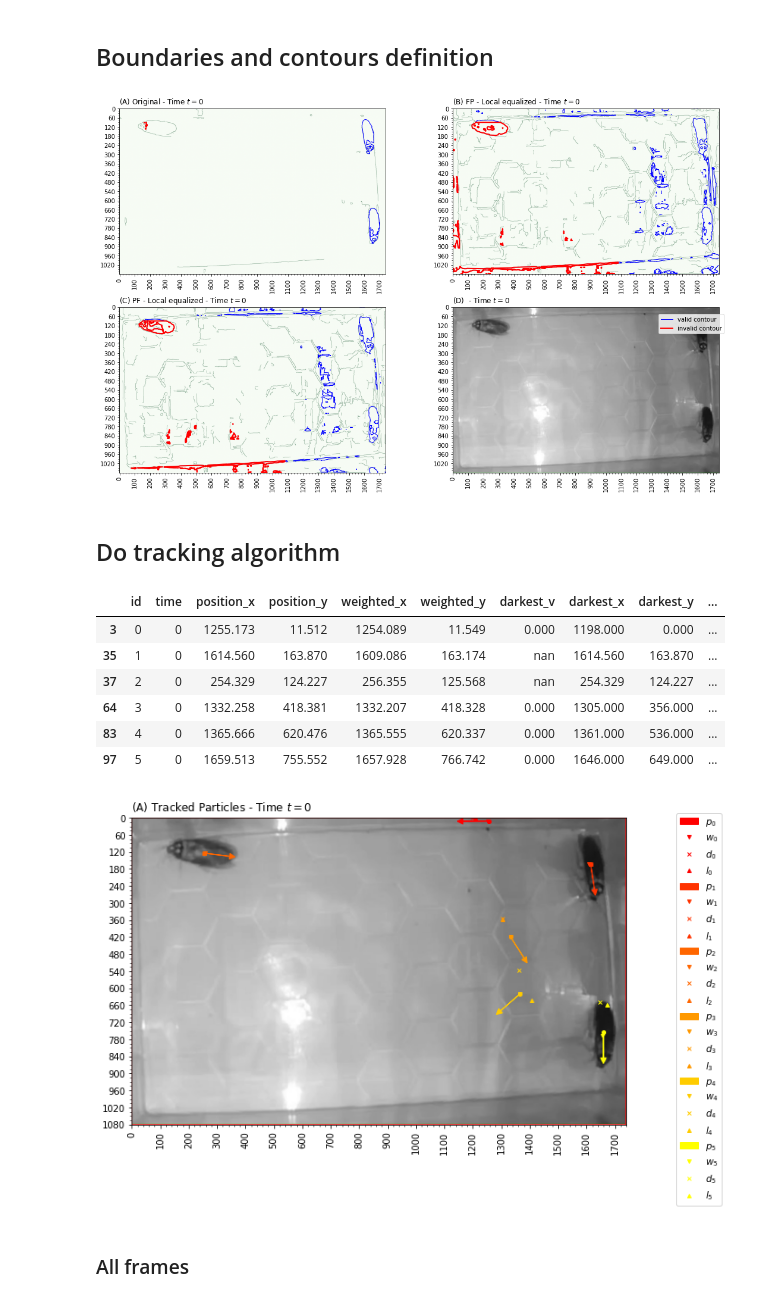
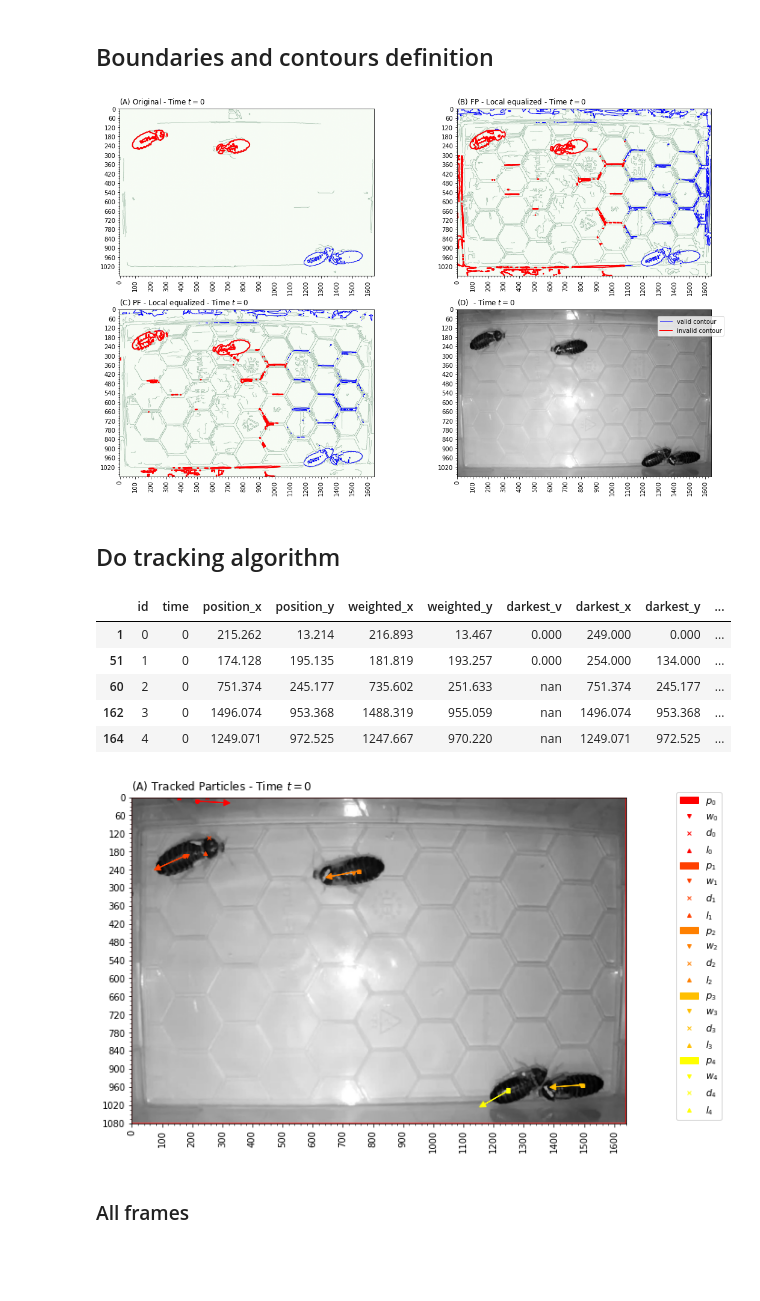
Before and after one commit to fsabrilb/High_Order_Interactions, a Jupyter notebook: tracking_videos/scripts/track_particles.ipynb, the cells around one changed output. Cells and saved outputs as stored; diff of their text form; code cells hidden in the pictures; blank space fills up the shorter version.

Commit message:
chore: Tracked video 4n_0m_4f_230330_1

```diff
--- a/tracking_videos/scripts/track_particles.ipynb
+++ b/tracking_videos/scripts/track_particles.ipynb
@@ -26,19 +26,19 @@ output_path = "../output_files"
 log_path = "../logs"
 input_generation_date = "2025-02-18"
 
-video_name = "3n_3m_0f_240220_2"
+video_name = "4n_0m_4f_230330_1"
 n_particles = int(video_name[0])
-partition = 1
+partition = 0
 step = 3
 t0 = int(partition * 3e4)
 tf = int((partition + 1) * 3e4)
-if partition == 1:
-    tf = 36000 - 3 + step  # Total number of frames in video
+if partition == 0:
+    tf = 25203 - 3 + step  # Total number of frames in video
 times = np.arange(t0, tf, step)  # num_frames
 save_figures = True
 save_tracking = False
 x_bounds = [0, 1080]
-y_bounds = [90, 1830]
+y_bounds = [140, 1780]
 x_zoom = [0, 1080]
 y_zoom = [0, 1920]
 print("N particles:", n_particles)
@@ -162,7 +162,7 @@ plt_tp.plot_boundary_edge_frame(
     y_legend=y_legend
 )
 # %% [output]
-[figure, old version]
+[figure, new version]
 # %% [markdown]
 ## Do tracking algorithm
 # %%
@@ -173,7 +173,7 @@ remove_holes = False
 remove_boundaries = True
 type = "local equalized"
 clip_limit = 0.05
-threshold = 0.19
+threshold = 0.12
 sigma = 2.0
 x_bounds = x_bounds  # Range: [0, 1080]
 y_bounds = y_bounds  # Range: [0, 1920]
@@ -200,40 +200,39 @@ df_tracked_frame = tp.process_frame(
     x_bounds=x_bounds,
     y_bounds=y_bounds,
     region_area_min=region_area_min,
     axis_major_min=axis_major_min,
     eccentricity_max=eccentricity_max,
     tracking_list=[time, reader.get_data(time)]
 )
 
 plt_tp.plot_tracking_frame(
     reader=reader,
     df_tracked_frame=df_tracked_frame,
     width=width,
     n_x_breaks=n_x_breaks,
     n_y_breaks=n_y_breaks,
     x_bounds=x_bounds,
     y_bounds=y_bounds,
     x_zoom=x_zoom,
     y_zoom=y_zoom,
     fancy_legend=fancy_legend,
     x_legend=x_legend,
     y_legend=y_legend,
     save_figure=False,
     output_path=output_path,
     output_name=video_name,
     time=time
 )
 
 df_tracked_frame.style.format(precision=3)
 # %% [output]
 |  | id | time | position_x | position_y | weighted_x | weighted_y | darkest_v | darkest_x | darkest_y | ... |
-| 3 | 0 | 0 | 1255.173 | 11.512 | 1254.089 | 11.549 | 0.000 | 1198.000 | 0.000 | ... |
-| 35 | 1 | 0 | 1614.560 | 163.870 | 1609.086 | 163.174 | nan | 1614.560 | 163.870 | ... |
-| 37 | 2 | 0 | 254.329 | 124.227 | 256.355 | 125.568 | nan | 254.329 | 124.227 | ... |
-| 64 | 3 | 0 | 1332.258 | 418.381 | 1332.207 | 418.328 | 0.000 | 1305.000 | 356.000 | ... |
-| 83 | 4 | 0 | 1365.666 | 620.476 | 1365.555 | 620.337 | 0.000 | 1361.000 | 536.000 | ... |
-| 97 | 5 | 0 | 1659.513 | 755.552 | 1657.928 | 766.742 | 0.000 | 1646.000 | 649.000 | ... |
+| 1 | 0 | 0 | 215.262 | 13.214 | 216.893 | 13.467 | 0.000 | 249.000 | 0.000 | ... |
+| 51 | 1 | 0 | 174.128 | 195.135 | 181.819 | 193.257 | 0.000 | 254.000 | 134.000 | ... |
+| 60 | 2 | 0 | 751.374 | 245.177 | 735.602 | 251.633 | nan | 751.374 | 245.177 | ... |
+| 162 | 3 | 0 | 1496.074 | 953.368 | 1488.319 | 955.059 | nan | 1496.074 | 953.368 | ... |
+| 164 | 4 | 0 | 1249.071 | 972.525 | 1247.667 | 970.220 | nan | 1249.071 | 972.525 | ... |
-[figure, old version]
+[figure, new version]
 # %% [markdown]
 ### All frames
 # %%
```
Also changed, not shown: parts of 10 cells of this notebook, 2 other files.
